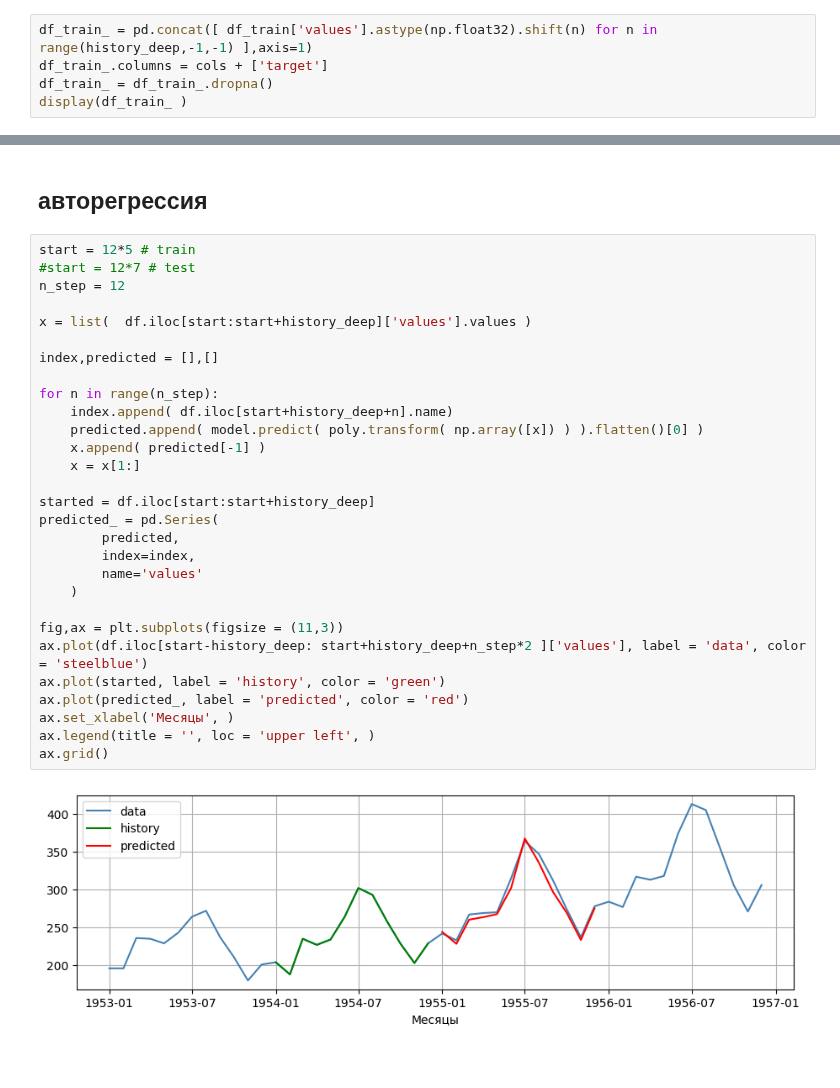
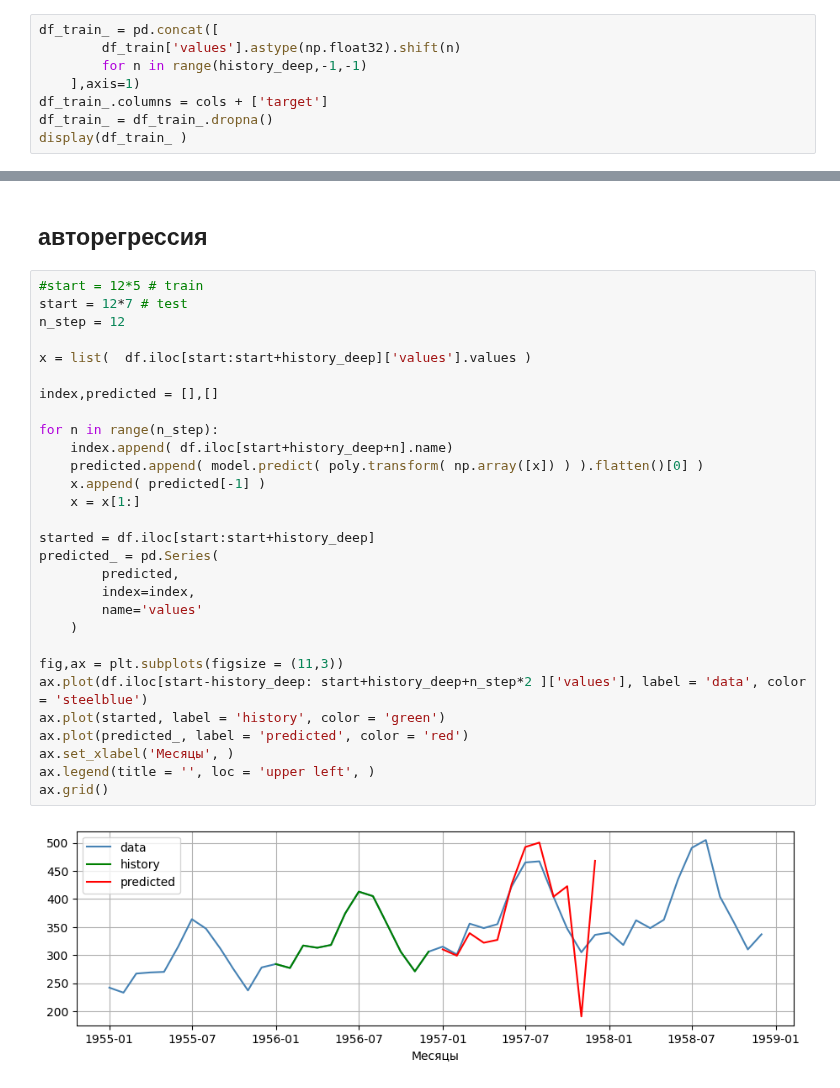
Before and after one commit to mechanoid5/ml_lectorium_2024_I, a Jupyter notebook: examples/22-time-series/02-auto-regr.ipynb, the cells around one changed output, grey strips where cells are left out. Drawn from its saved outputs; the diff is of its cells as text.

```diff
--- a/examples/22-time-series/02-auto-regr.ipynb
+++ b/examples/22-time-series/02-auto-regr.ipynb
@@ -98,7 +98,10 @@ history_deep = 12
 # %%
 cols = [ f't{n}' for n in range(history_deep,0,-1) ]
 # %%
-df_train_ = pd.concat([ df_train['values'].astype(np.float32).shift(n) for n in range(history_deep,-1,-1) ],axis=1)
+df_train_ = pd.concat([
+        df_train['values'].astype(np.float32).shift(n)
+        for n in range(history_deep,-1,-1)
+    ],axis=1)
 df_train_.columns = cols + ['target']
 df_train_ = df_train_.dropna()
 display(df_train_ )
@@ -196,33 +199,33 @@ plt.tight_layout()
 # %% [markdown]
 ## авторегрессия
 # %%
-start = 12*5 # train
-#start = 12*7 # test
+#start = 12*5 # train
+start = 12*7 # test
 n_step = 12
 
 x = list(  df.iloc[start:start+history_deep]['values'].values )
 
 index,predicted = [],[]
 
 for n in range(n_step):
     index.append( df.iloc[start+history_deep+n].name)
     predicted.append( model.predict( poly.transform( np.array([x]) ) ).flatten()[0] )
     x.append( predicted[-1] )
     x = x[1:]
 
 started = df.iloc[start:start+history_deep]
 predicted_ = pd.Series(
         predicted,
         index=index,
         name='values'
     )
 
 fig,ax = plt.subplots(figsize = (11,3))
 ax.plot(df.iloc[start-history_deep: start+history_deep+n_step*2 ]['values'], label = 'data', color = 'steelblue')
 ax.plot(started, label = 'history', color = 'green')
 ax.plot(predicted_, label = 'predicted', color = 'red')
 ax.set_xlabel('Месяцы', )
 ax.legend(title = '', loc = 'upper left', )
 ax.grid()
 # %% [output]
-[figure, old version]
+[figure, new version]
```
Also changed, not shown: parts of 3 cells of this notebook, 14 other files.
